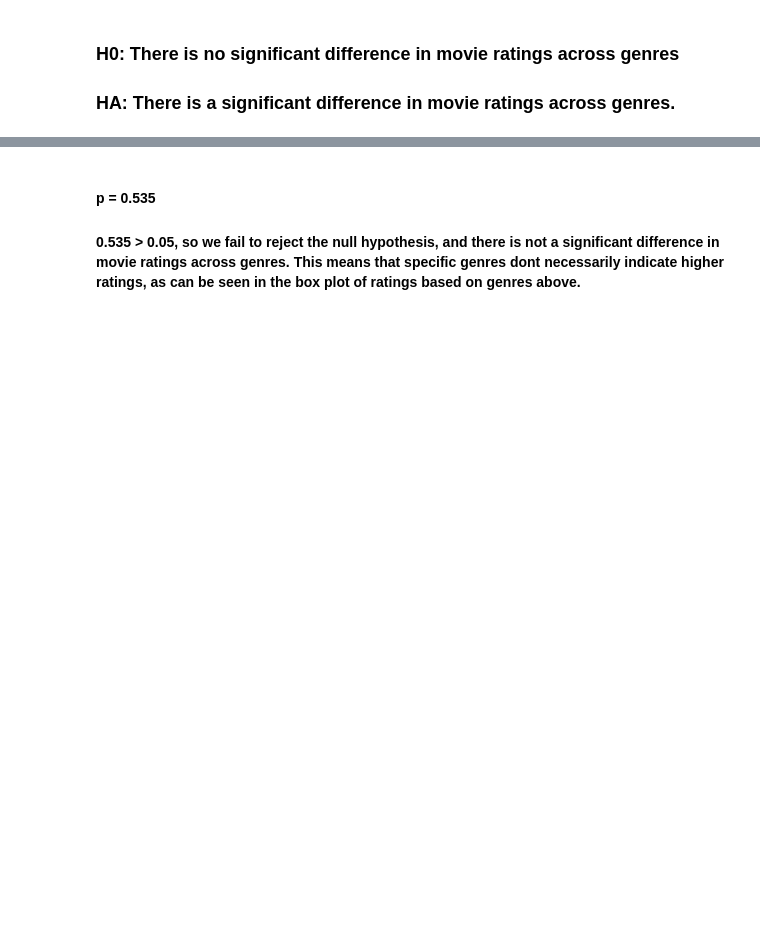
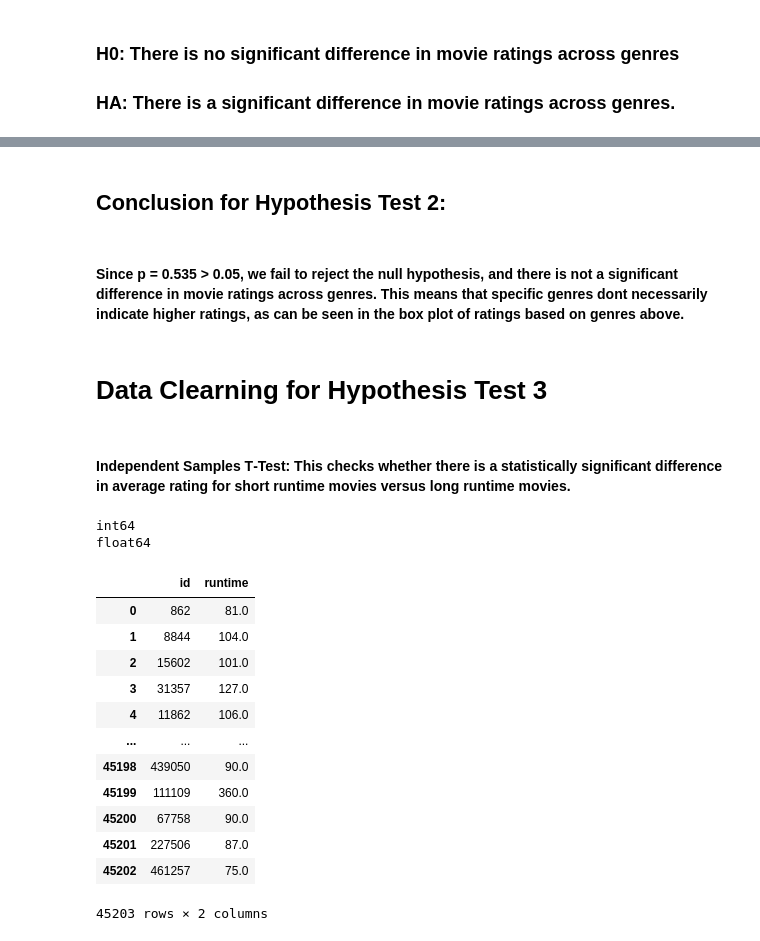
Before and after one commit to saharshmaloo/MovieAnalysis320, a Jupyter notebook: movies_data.ipynb, the cells around one changed output, grey strips where cells are left out. Drawn from its saved outputs; the diff is of its cells as text; code cells hidden in the pictures; blank space fills up the shorter version.

```diff
--- a/movies_data.ipynb
+++ b/movies_data.ipynb
@@ -396,3 +400,30 @@ Passing `palette` without assigning `hue` is deprecated and will be removed in v
+# %% [markdown]
+## Conclusion for Hypothesis Test 2:
 # %% [markdown]
-#### p = 0.535
-#### 0.535 > 0.05, so we fail to reject the null hypothesis, and there is not a significant difference in movie ratings across genres. This means that specific genres dont necessarily indicate higher ratings, as can be seen in the box plot of ratings based on genres above.
+#### Since p = 0.535 > 0.05, we fail to reject the null hypothesis, and there is not a significant difference in movie ratings across genres. This means that specific genres dont necessarily indicate higher ratings, as can be seen in the box plot of ratings based on genres above.
+# %% [markdown]
+# Data Clearning for Hypothesis Test 3
+# %% [markdown]
+#### Independent Samples T‑Test: This checks whether there is a statistically significant difference in average rating for short runtime movies versus long runtime movies.
+# %%
+runtimes_df = movies_df[['id', 'runtime']].reset_index(drop=True)
+runtimes_df = runtimes_df.dropna().reset_index(drop=True)
+print(runtimes_df['id'].dtype)
+print(runtimes_df['runtime'].dtype)
+runtimes_df
+# %% [output]
+int64
+float64
+|  | id | runtime |
+| 0 | 862 | 81.0 |
+| 1 | 8844 | 104.0 |
+| 2 | 15602 | 101.0 |
+| 3 | 31357 | 127.0 |
+| 4 | 11862 | 106.0 |
+| ... | ... | ... |
+| 45198 | 439050 | 90.0 |
+| 45199 | 111109 | 360.0 |
+| 45200 | 67758 | 90.0 |
+| 45201 | 227506 | 87.0 |
+| 45202 | 461257 | 75.0 |
+45203 rows × 2 columns
```
Also changed, not shown: parts of 23 cells of this notebook, 1 other file.
